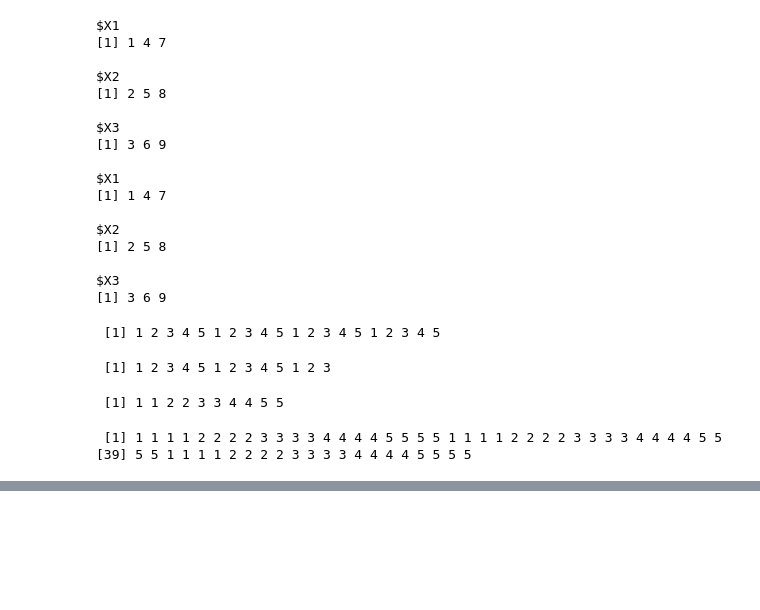
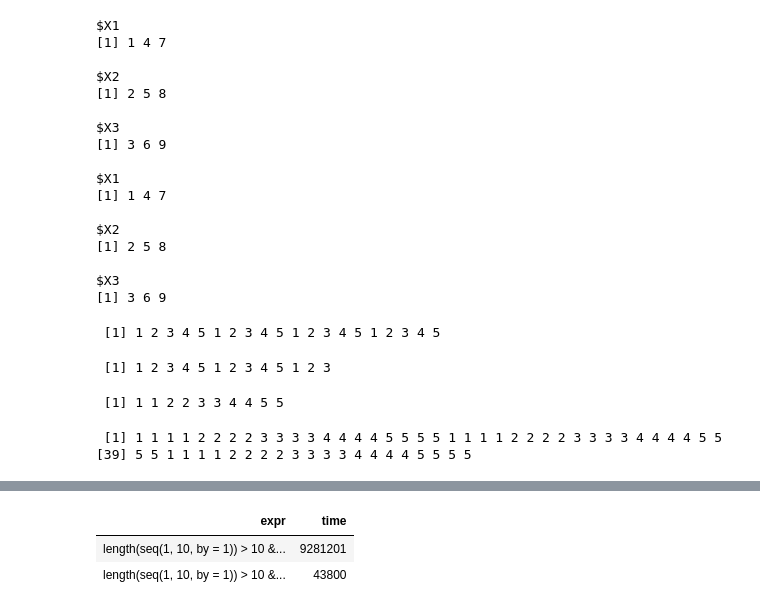
Before and after one commit to TylerTompa/Learn_R, a Jupyter notebook: Learn Base R.ipynb, the cells around one changed output, grey strips where cells are left out. Saved outputs shown, nothing was run; the diff lists cells and outputs as text; code cells hidden in the pictures; blank space fills up the shorter version.

Commit message:
document double & in conditionals

```diff
--- a/Learn Base R.ipynb
+++ b/Learn Base R.ipynb
@@ -523,0 +533,14 @@ numbers_repeated
+# %%
+library(microbenchmark)
+
+# Define two conditions.  The first is false.  The second will take a long time to evaluate.
+# In the second line, the second condition will not be evaluated.
+microbenchmark(
+length(seq(1, 1e1, by=1)) > 10 & length(seq(1, 1e6, by=1)) > 10,
+length(seq(1, 1e1, by=1)) > 10 && length(seq(1, 1e6, by=1)) > 10,
+times = 1
+)
+# %% [output]
+| expr | time |
+| length(seq(1, 10, by = 1)) > 10 &... | 9281201 |
+| length(seq(1, 10, by = 1)) > 10 &... | 43800 |
```
Also changed, not shown: parts of 2 cells of this notebook.
